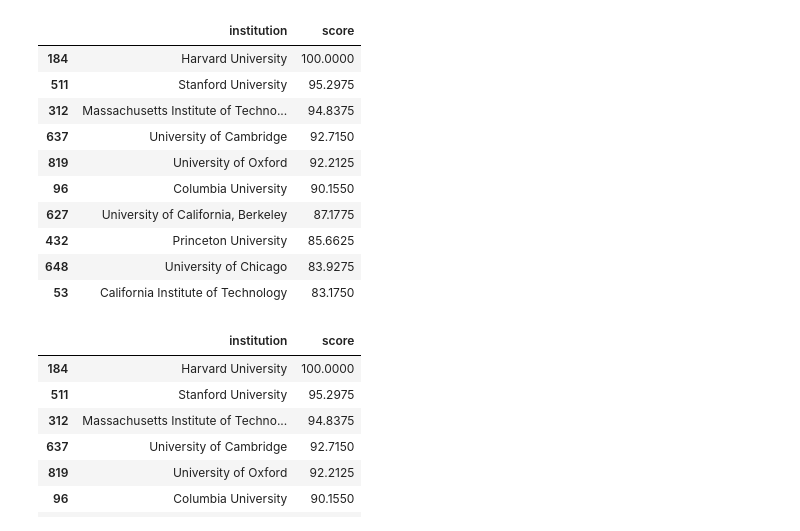
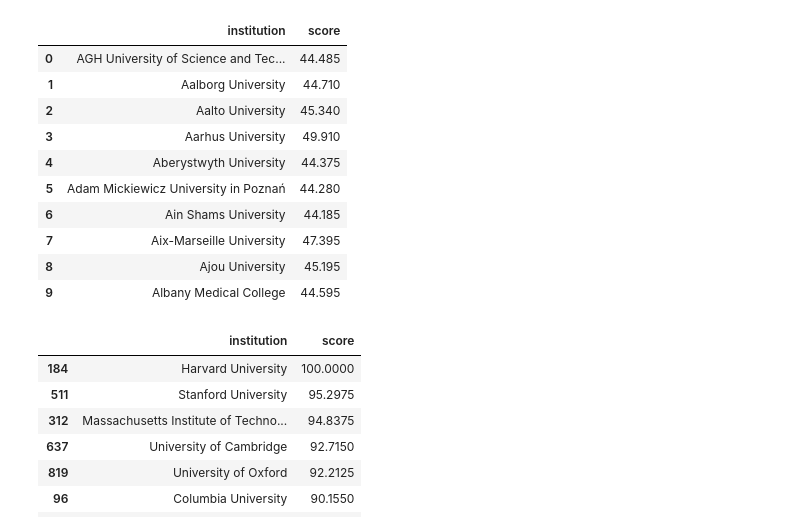
Before and after one commit to EricNg314/Code-Drills, a Jupyter notebook: Matplotlib_Code-Drills/day-01/02/Day-01_02_solved.ipynb, the cells around one changed output. Drawn from its saved outputs; the diff is of its cells as text; code cells hidden in the pictures.

```diff
--- a/Matplotlib_Code-Drills/day-01/02/Day-01_02_solved.ipynb
+++ b/Matplotlib_Code-Drills/day-01/02/Day-01_02_solved.ipynb
@@ -21,23 +21,23 @@ school_ranking_df.head(5)
 | 4 | 5 | California Institute of Technology | USA | 4 | 2 | 29 | ... |
 # %%
 # Declare a variable called institution_avg_score_df
-    # Set it with the group of institution, average of score
+    # Set it with the group of institution and average of score
     # Hint: When grouping, use as_index=False to retain column names.
-institution_avg_score_df = school_ranking_df.groupby("institution", as_index=False)["score"].mean().sort_values("score", ascending=False)
+institution_avg_score_df = school_ranking_df.groupby("institution", as_index=False)["score"].mean()
 
 # Show the first 10 rows of school_ranking_df
 institution_avg_score_df.head(10)
 # %% [output]
 |  | institution | score |
-| 184 | Harvard University | 100.0000 |
-| 511 | Stanford University | 95.2975 |
-| 312 | Massachusetts Institute of Techno... | 94.8375 |
-| 637 | University of Cambridge | 92.7150 |
-| 819 | University of Oxford | 92.2125 |
-| 96 | Columbia University | 90.1550 |
-| 627 | University of California, Berkeley | 87.1775 |
-| 432 | Princeton University | 85.6625 |
-| 648 | University of Chicago | 83.9275 |
-| 53 | California Institute of Technology | 83.1750 |
+| 0 | AGH University of Science and Tec... | 44.485 |
+| 1 | Aalborg University | 44.710 |
+| 2 | Aalto University | 45.340 |
+| 3 | Aarhus University | 49.910 |
+| 4 | Aberystwyth University | 44.375 |
+| 5 | Adam Mickiewicz University in Poznań | 44.280 |
+| 6 | Ain Shams University | 44.185 |
+| 7 | Aix-Marseille University | 47.395 |
+| 8 | Ajou University | 45.195 |
+| 9 | Albany Medical College | 44.595 |
 # %%
 # Declare a variable called top_avg_sorted_df
```
Also changed, not shown: parts of 1 cell of this notebook.
